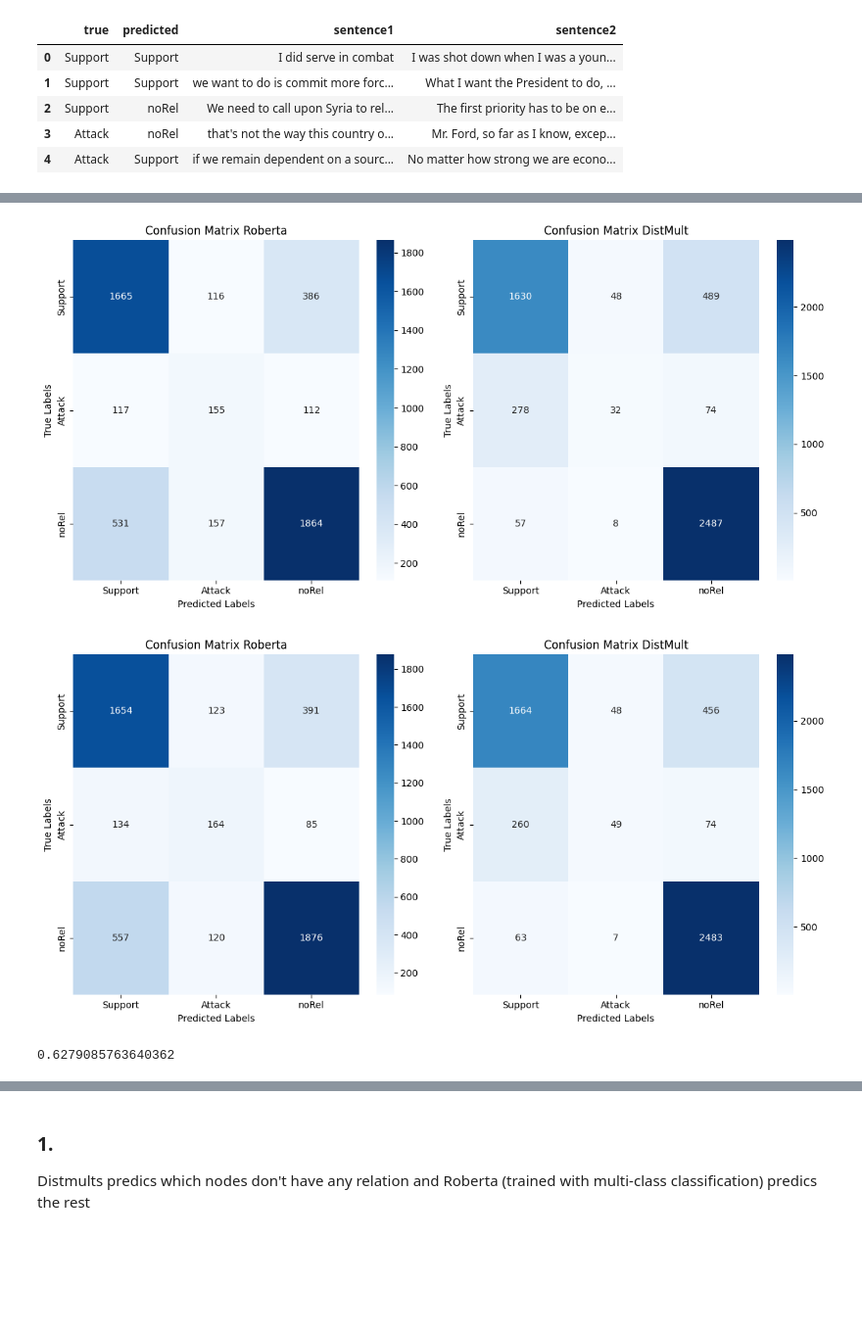
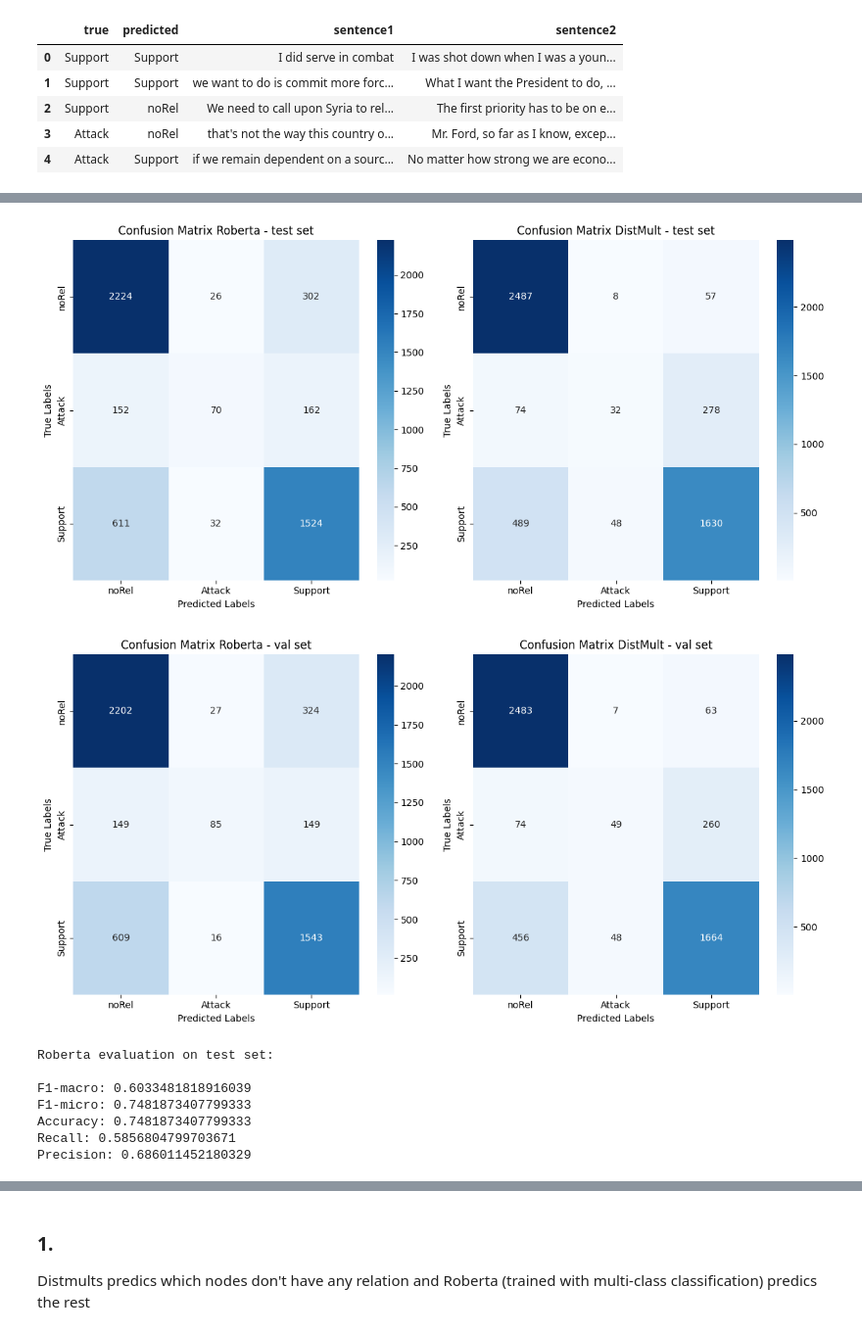
Before and after one commit to deborahdore/political-debates-graph-analysis, a Jupyter notebook: notebooks/meta_learner.ipynb, the cells around one changed output, grey strips where cells are left out. Shown: that part at 98% size. Cells and saved outputs as stored; diff of their text form; code cells hidden in the pictures; blank space fills up the shorter version.

```diff
--- a/notebooks/meta_learner.ipynb
+++ b/notebooks/meta_learner.ipynb
@@ -55,35 +57,35 @@ roberta_test_preds.head()
 # %%
 # Plotting Confusion Matrix for Roberta - test dataset
 plt.figure(figsize=(12, 6))
 
 plt.subplot(1, 2, 1)
-sns.heatmap(confusion_matrix(roberta_test_preds['true'].map(lambda x: value_dict.get(x)), \
-                             roberta_test_preds['predicted'].map(lambda x: value_dict.get(x))), \
+sns.heatmap(confusion_matrix(roberta_test_preds['true'].map(lambda x: dictionary.get(x)), \
+                             roberta_test_preds['predicted'].map(lambda x: dictionary.get(x))), \
             annot=True, cmap='Blues', xticklabels=labels, yticklabels=labels, fmt='g')
 plt.xlabel('Predicted Labels')
 plt.ylabel('True Labels')
 plt.title('Confusion Matrix Roberta - test set')
 
 # Plotting Confusion Matrix for DistMult - test dataset
 plt.subplot(1, 2, 2)
-sns.heatmap(confusion_matrix(distmult_test_preds['true'].map(lambda x: value_dict.get(x)), \
-                             distmult_test_preds['predicted'].map(lambda x: value_dict.get(x))), \
+sns.heatmap(confusion_matrix(distmult_test_preds['true'].map(lambda x: dictionary.get(x)), \
+                             distmult_test_preds['predicted'].map(lambda x: dictionary.get(x))), \
             annot=True, cmap='Blues', xticklabels=labels, yticklabels=labels, fmt='g')
 plt.xlabel('Predicted Labels')
 plt.ylabel('True Labels')
 plt.title('Confusion Matrix DistMult - test set')
 
 plt.tight_layout()
 plt.show()
 # %% [output]
-[figure, old version]
+[figure, new version]
 # %%
 # Plotting Confusion Matrix for Roberta - val dataset
 plt.figure(figsize=(12, 6))
 
 plt.subplot(1, 2, 1)
-sns.heatmap(confusion_matrix(roberta_val_preds['true'].map(lambda x: value_dict.get(x)), \
-                             roberta_val_preds['predicted'].map(lambda x: value_dict.get(x))), \
+sns.heatmap(confusion_matrix(roberta_val_preds['true'].map(lambda x: dictionary.get(x)), \
+                             roberta_val_preds['predicted'].map(lambda x: dictionary.get(x))), \
             annot=True, cmap='Blues', xticklabels=labels, yticklabels=labels, fmt='g')
 plt.xlabel('Predicted Labels')
 plt.ylabel('True Labels')
@@ -91,8 +93,8 @@ plt.title('Confusion Matrix Roberta - val set')
 
 # Plotting Confusion Matrix for DistMult - val dataset
 plt.subplot(1, 2, 2)
-sns.heatmap(confusion_matrix(distmult_val_preds['true'].map(lambda x: value_dict.get(x)), \
-                             distmult_val_preds['predicted'].map(lambda x: value_dict.get(x))), \
+sns.heatmap(confusion_matrix(distmult_val_preds['true'].map(lambda x: dictionary.get(x)), \
+                             distmult_val_preds['predicted'].map(lambda x: dictionary.get(x))), \
             annot=True, cmap='Blues', xticklabels=labels, yticklabels=labels, fmt='g')
 plt.xlabel('Predicted Labels')
 plt.ylabel('True Labels')
@@ -101,14 +103,21 @@ plt.title('Confusion Matrix DistMult - val set')
 plt.tight_layout()
 plt.show()
 # %% [output]
-[figure, old version]
+[figure, new version]
 # %%
+print("Roberta evaluation on test set: \n")
 true = roberta_test_preds['true']
 preds = roberta_test_preds['predicted']
 print(f"F1-macro: {metrics.f1_score(true, preds, average='macro')}")
 print(f"F1-micro: {metrics.f1_score(true, preds, average='micro')}")
 print(f"Accuracy: {metrics.accuracy_score(true, preds)}")
-print(f"Recall: {metrics.recall_score(true, preds)}")
-print(f"Precision: {metrics.precision_score(true, preds)}")
+print(f"Recall: {metrics.recall_score(true, preds, average='macro')}")
+print(f"Precision: {metrics.precision_score(true, preds, average='macro')}")
 # %% [output]
-0.6279085763640362
+Roberta evaluation on test set:
+
+F1-macro: 0.6033481818916039
+F1-micro: 0.7481873407799333
+Accuracy: 0.7481873407799333
+Recall: 0.5856804799703671
+Precision: 0.686011452180329
```
Also changed, not shown: parts of 53 cells of this notebook.
